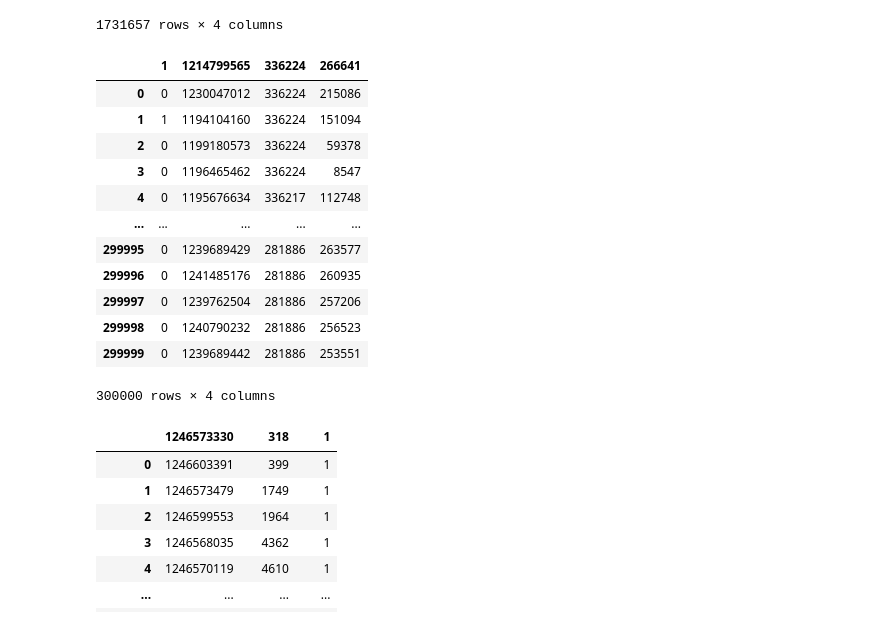
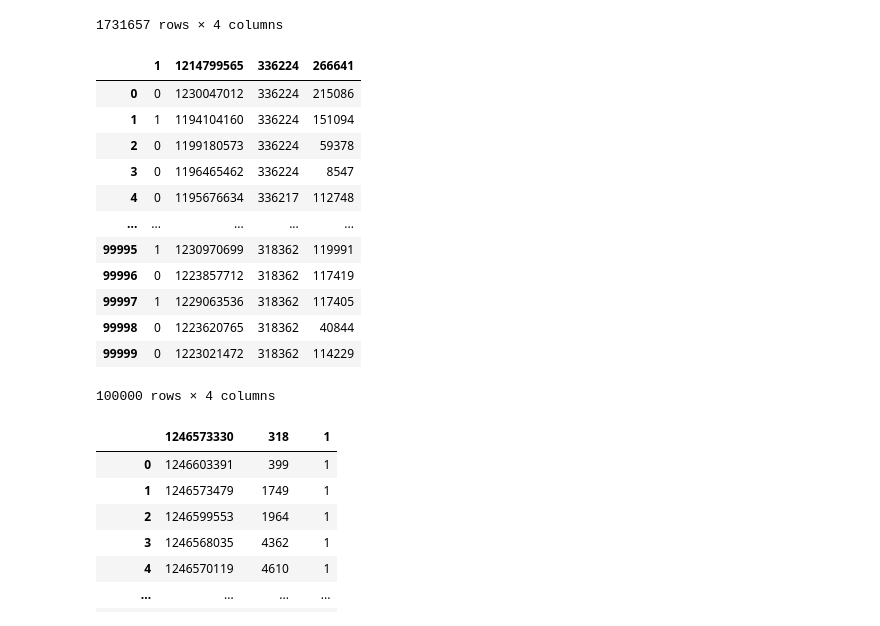
Before and after one commit to Skoyntoyflis/IMINFECTOR, a Jupyter notebook: Data/Digg/healthcare.ipynb, the cells around one changed output. Drawn from its saved outputs; the diff is of its cells as text; code cells hidden in the pictures.

```diff
--- a/Data/Digg/healthcare.ipynb
+++ b/Data/Digg/healthcare.ipynb
@@ -42,26 +42,26 @@ df1
 | 1731656 | 1 | 1192718261 | 5 | 13947 |
 1731657 rows × 4 columns
 # %%
-indexes_to_keep = set(range(df1.shape[0])) - set(range(300000,1731657))
+indexes_to_keep = set(range(df1.shape[0])) - set(range(100000,1731657))
 
 df_sliced = df1.take(list(indexes_to_keep))
 df_sliced.to_csv('digg_friends_sliced.csv',index=False,sep=",",header=False, quoting=1)
 
 df_sliced
 # %% [output]
 |  | 1 | 1214799565 | 336224 | 266641 |
 | 0 | 0 | 1230047012 | 336224 | 215086 |
 | 1 | 1 | 1194104160 | 336224 | 151094 |
 | 2 | 0 | 1199180573 | 336224 | 59378 |
 | 3 | 0 | 1196465462 | 336224 | 8547 |
 | 4 | 0 | 1195676634 | 336217 | 112748 |
 | ... | ... | ... | ... | ... |
-| 299995 | 0 | 1239689429 | 281886 | 263577 |
-| 299996 | 0 | 1241485176 | 281886 | 260935 |
-| 299997 | 0 | 1239762504 | 281886 | 257206 |
-| 299998 | 0 | 1240790232 | 281886 | 256523 |
-| 299999 | 0 | 1239689442 | 281886 | 253551 |
+| 99995 | 1 | 1230970699 | 318362 | 119991 |
+| 99996 | 0 | 1223857712 | 318362 | 117419 |
+| 99997 | 1 | 1229063536 | 318362 | 117405 |
+| 99998 | 0 | 1223620765 | 318362 | 40844 |
+| 99999 | 0 | 1223021472 | 318362 | 114229 |
-300000 rows × 4 columns
+100000 rows × 4 columns
 # %%
 df2 = pd.read_csv("Init_Data/digg_votes1.csv",sep=',') #open csv file and save it to dataframe
 df2
```
Also changed, not shown: parts of 1 cell of this notebook, 28 other files.
